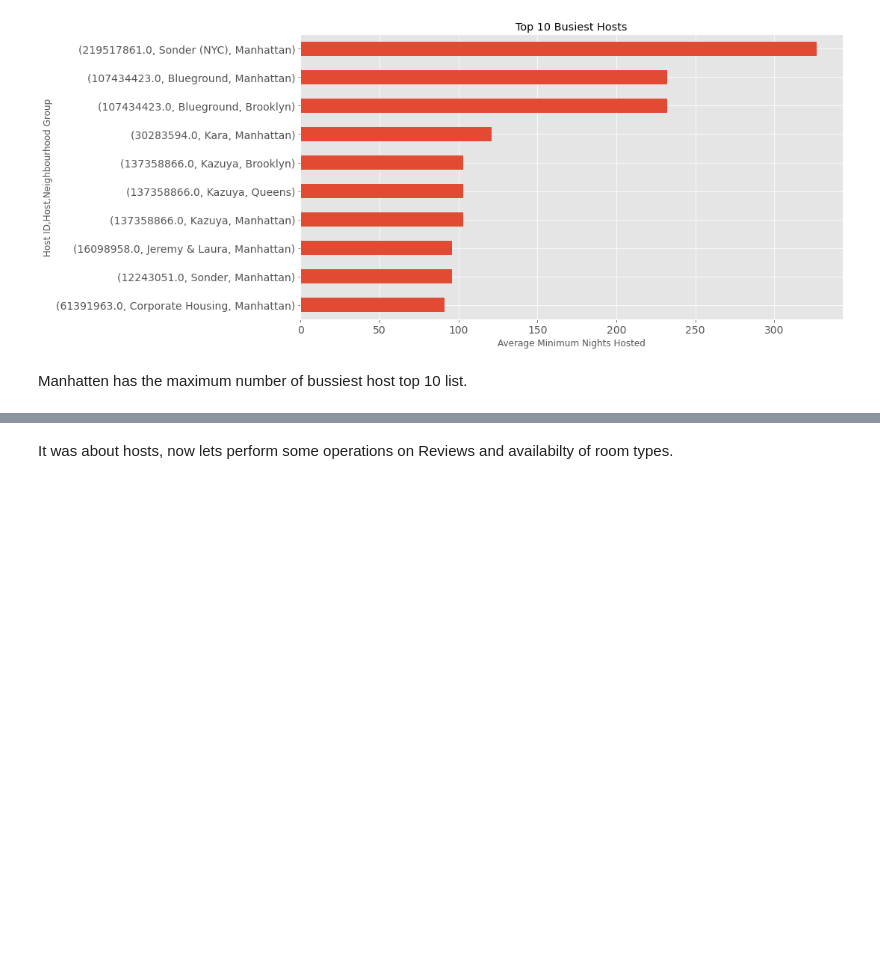
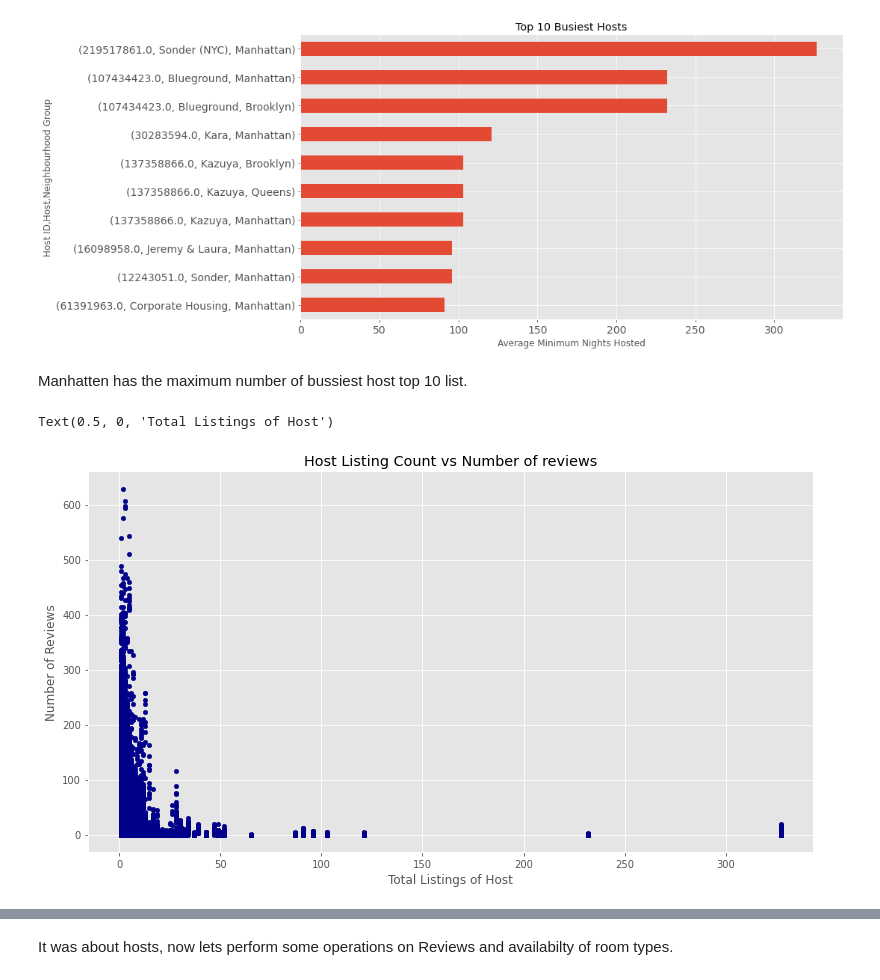
Before and after one commit to aaravpanchal/Ted-Talk-Views-Prediction-, a Jupyter notebook: EDA_AIRBNB_NYC_2019.ipynb, the cells around one changed output, grey strips where cells are left out. Drawn from its saved outputs; the diff is of its cells as text; code cells hidden in the pictures; blank space fills up the shorter version.

```diff
--- a/EDA_AIRBNB_NYC_2019.ipynb
+++ b/EDA_AIRBNB_NYC_2019.ipynb
@@ -272,3 +274,12 @@ Text(0.5, 0, 'Average Minimum Nights Hosted')
 [figure]
 # %% [markdown]
 Manhatten has the maximum number of bussiest host top 10 list.
+# %%
+newdf.plot.scatter(x='calculated_host_listings_count', y='number_of_reviews',c='DarkBlue', figsize=(13, 7),
+                              title = "Host Listing Count vs Number of reviews")
+plt.style.use('tableau-colorblind10')
+plt.ylabel("Number of Reviews")
+plt.xlabel("Total Listings of Host")
+# %% [output]
+Text(0.5, 0, 'Total Listings of Host')
+[figure, added]
```
Also changed, not shown: parts of 13 cells of this notebook.
